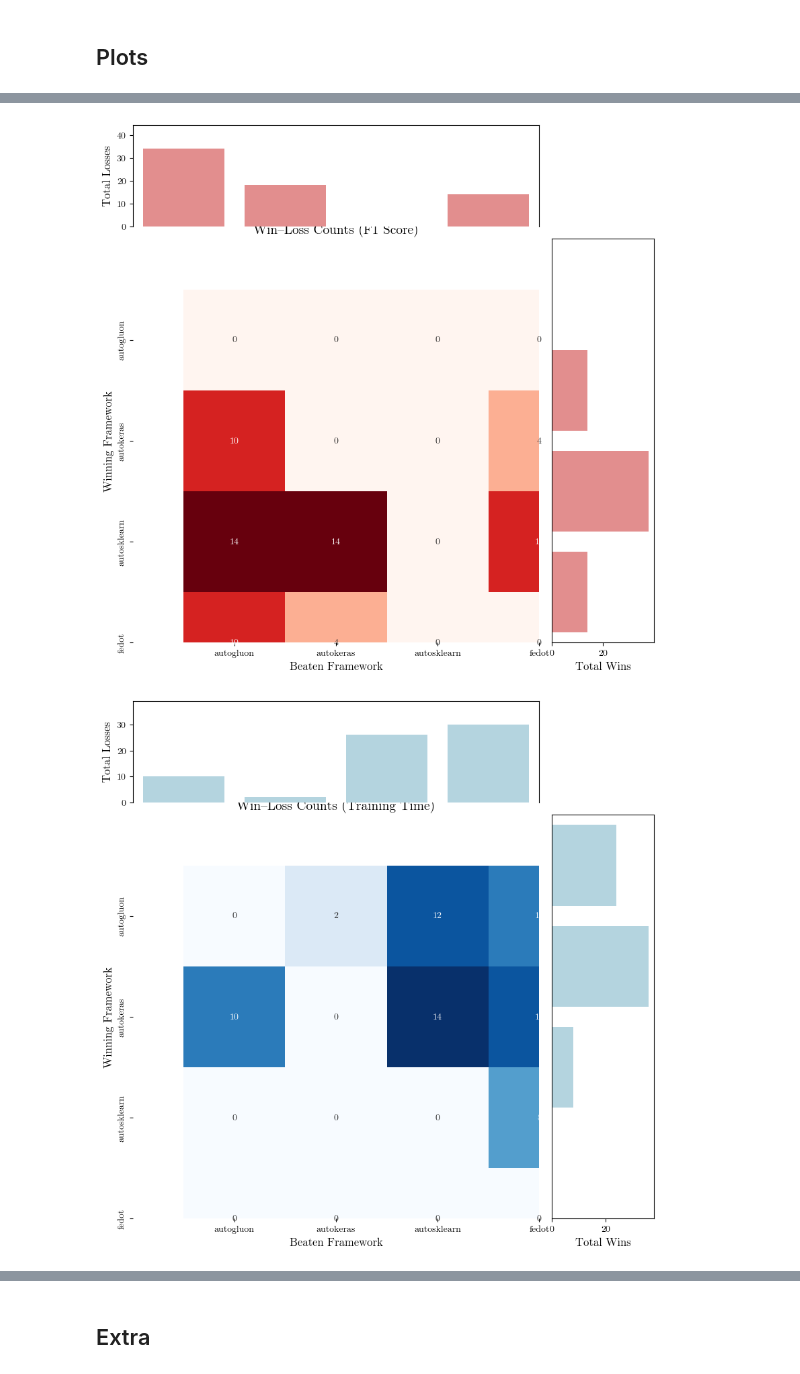
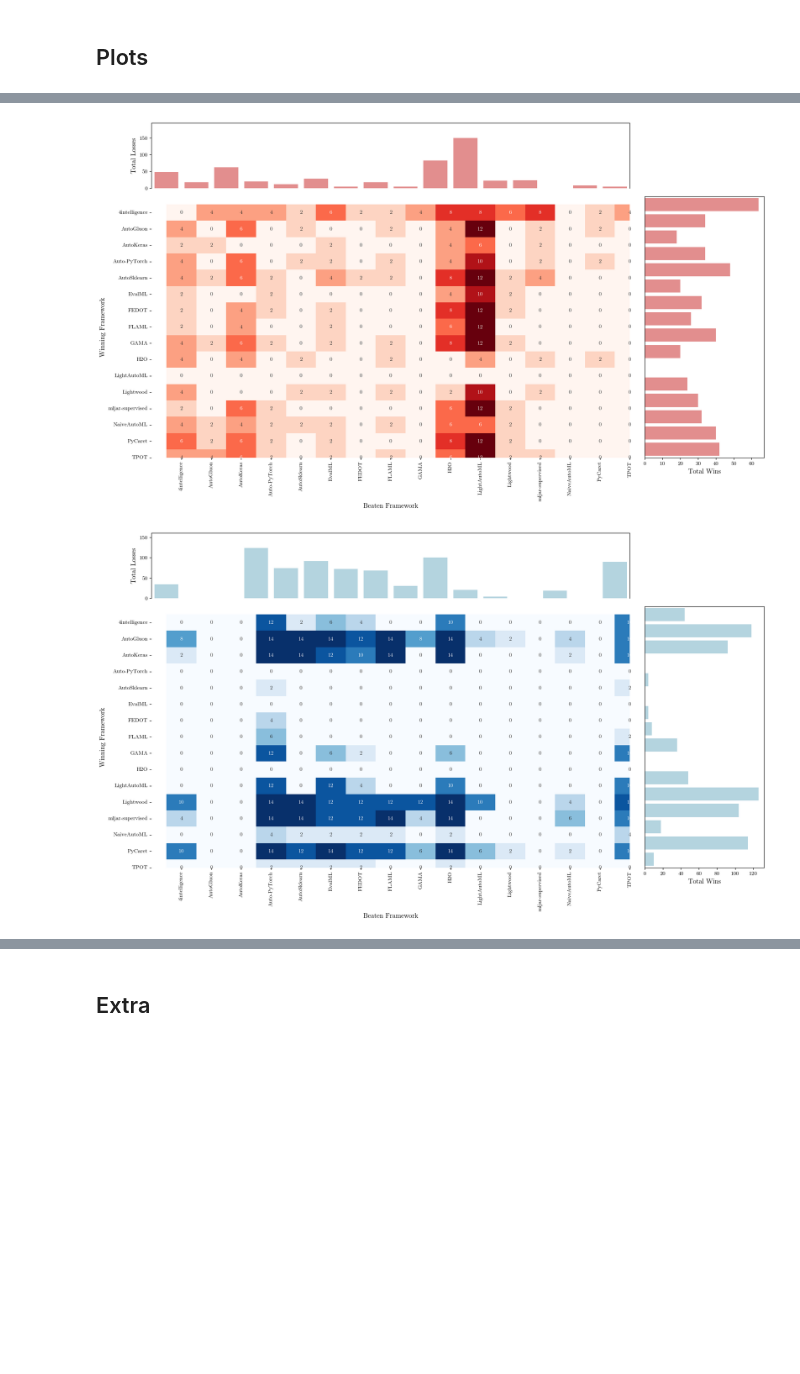
Before and after one commit to marcelovca90/auto-ml-evaluation, a Jupyter notebook: stats_step_1_analysis_per_dataset.ipynb, the cells around one changed output, grey strips where cells are left out. Cells and saved outputs as stored; diff of their text form; code cells hidden in the pictures; blank space fills up the shorter version.

```diff
--- a/stats_step_1_analysis_per_dataset.ipynb
+++ b/stats_step_1_analysis_per_dataset.ipynb
@@ -22,4 +29,5 @@ for font_file in font_files:
 plt.rcParams['font.family'] = ['CMU Serif', 'DejaVu Sans']
 plt.rcParams['text.usetex'] = False
 plt.rcParams['axes.unicode_minus'] = False
+plt.rcParams['font.size'] = 16
 # %% [output]
@@ -29,3 +46,22 @@ C:\Users\marce\git\auto-ml-evaluation-2025\fonts\cmunrm.ttf CMU Serif
+# %%
+framework_mapping = {
+    '4intelligence': '4intelligence',
+    'autogluon': 'AutoGluon',
+    'autokeras': 'AutoKeras',
+    'autopytorch': 'Auto-PyTorch',
+    'autosklearn': 'AutoSklearn',
+    'evalml': 'EvalML',
+    'fedot': 'FEDOT',
+    'flaml': 'FLAML',
+    'gama': 'GAMA',
+    'h2o': 'H2O',
+    'lightautoml': 'LightAutoML',
+    'lightwood': 'Lightwood',
+    'mljar': 'mljar-supervised',
+    'naive': 'NaiveAutoML',
+    'pycaret': 'PyCaret',
+    'tpot': 'TPOT'
+}
 # %%
 from IPython.display import display
 from scipy.stats import shapiro, levene, f_oneway, kruskal
@@ -73,6 +109,7 @@ def check_normality_auto(data, threshold=50):
     # If not enough points or no data
     if n < 3:
         return {
+            'n': n,
             'test_name': 'none',
             'statistic': np.nan,
             'p_value': np.nan,
@@ -92,6 +129,7 @@ def check_normality_auto(data, threshold=50):
             # If all data are identical, that might cause zero std
             # K-S is not well-defined here, or it trivially fails
             return {
+                'n': n,
                 'test_name': 'Kolmogorov-Smirnov',
                 'statistic': 0.0,
                 'p_value': 1.0,
@@ -104,6 +142,7 @@ def check_normality_auto(data, threshold=50):
 
     is_normal = (p_val > alpha)
     return {
+        'n': n,
         'test_name': test_name,
         'statistic': stat,
         'p_value': p_val,
@@ -406,7 +468,7 @@ def print_formatted_result(k, v):
 
 # Example CSV structure: dataset, framework, trial, f1, training_time
 # e.g., "31,autogluon,1,0.6949,8.6927"
-df = pd.read_csv(f"stats/{scenario}/experimental_results.csv")
+df = pd.read_csv(f"stats/{scenario}/{scenario}_experimental_results.csv")
 df = df.rename(columns={
     'Dataset': 'dataset',
     'Dataset Type': 'type',
@@ -803,7 +966,16 @@ def plot_win_loss_heatmap_with_marginals(df_wins, save_path, title="Win–Loss C
     row_sums = df_wins.sum(axis=1)  # Total wins per framework
     col_sums = df_wins.sum(axis=0)  # Total times beaten
 
-    fig = plt.figure(figsize=(10, 10))
+    # Apply framework name mapping
+    mapped_index = [framework_mapping.get(fw, fw) for fw in df_wins.index.tolist()]
+    mapped_columns = [framework_mapping.get(fw, fw) for fw in df_wins.columns.tolist()]
+
+    df_wins.index = mapped_index
+    df_wins.columns = mapped_columns
+    row_sums.index = mapped_index
+    col_sums.index = mapped_columns
+
+    fig = plt.figure(figsize=global_fig_size)
 
     # Create a 2×2 GridSpec layout
     gs = fig.add_gridspec(
@@ -830,7 +1002,7 @@ def plot_win_loss_heatmap_with_marginals(df_wins, save_path, title="Win–Loss C
         ax=ax_heatmap,
         cbar=False  # Hide colorbar to avoid clutter
     )
-    ax_heatmap.set_title(title, fontsize=14)
+    # ax_heatmap.set_title(title, fontsize=14)
     ax_heatmap.set_xlabel("Beaten Framework", fontsize=12)
     ax_heatmap.set_ylabel("Winning Framework", fontsize=12)
 
@@ -858,36 +1030,36 @@ def plot_win_loss_heatmap_with_marginals(df_wins, save_path, title="Win–Loss C
         color='lightcoral' if cmap == "Reds" else 'lightblue'
     )
     ax_col_sum.set_xlabel("")
     ax_col_sum.set_ylabel("Total Losses", fontsize=12)
 
     # Rotate x labels for readability
     plt.setp(ax_col_sum.get_xticklabels(), rotation=90)
 
     # Align top bar with heatmap's x-axis
     ax_col_sum.xaxis.set_visible(False)  # Hide x-axis line
     ax_col_sum.spines["bottom"].set_visible(False)
     ax_col_sum.margins(y=0.3)
 
     plt.tight_layout()
 
     # Ensure save directory exists
     os.makedirs(os.path.dirname(save_path), exist_ok=True)
 
     # Save the plot
-    plt.savefig(save_path, dpi=300)
+    plt.savefig(save_path, dpi=global_dpi)
     plt.show()
 
 # Call the function for both F1 Score and Training Time
 plot_win_loss_heatmap_with_marginals(df_wins_f1,
                                      title="Win–Loss Counts (F1 Score)",
                                      cmap="Reds",
-                                     save_path=f"stats/{scenario}/step_1_per_dataset_win_loss_heatmap_with_marginals_f1.png")
+                                     save_path=f"stats/{scenario}/{scenario}_step_{step_id}_per_dataset_win_loss_heatmap_with_marginals_f1.png")
 
 plot_win_loss_heatmap_with_marginals(df_wins_time,
                                      title="Win–Loss Counts (Training Time)",
                                      cmap="Blues",
-                                     save_path=f"stats/{scenario}/step_1_per_dataset_win_loss_heatmap_with_marginals_time.png")
+                                     save_path=f"stats/{scenario}/{scenario}_step_{step_id}_per_dataset_win_loss_heatmap_with_marginals_time.png")
 # %% [output]
-[figure, old version]
+[figure, new version]
-[figure, old version]
+[figure, new version]
 # %%
```
Also changed, not shown: parts of 16 cells of this notebook, 3 other files.
